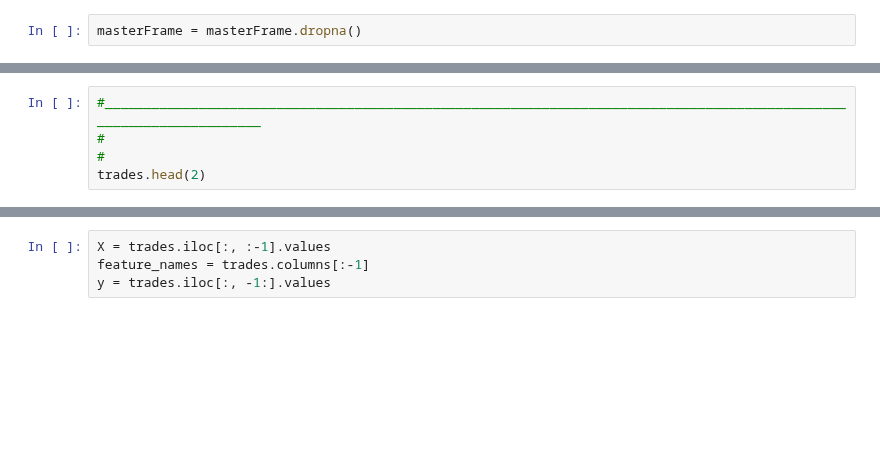
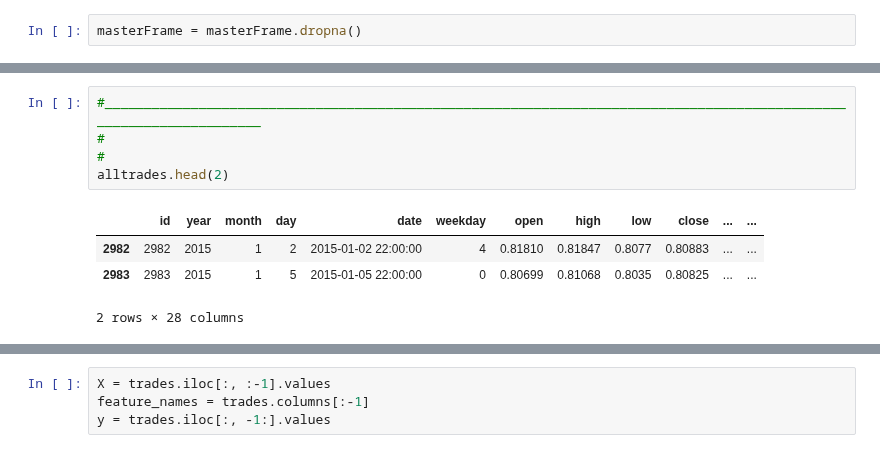
Before and after one commit to ai357060/flower, a Jupyter notebook: wm/PAExperiment.ipynb, the cells around one changed output, grey strips where cells are left out. Drawn from its saved outputs; the diff is of its cells as text; blank space fills up the shorter version.

```diff
--- a/wm/PAExperiment.ipynb
+++ b/wm/PAExperiment.ipynb
@@ -87,5 +123,10 @@ print(str(endtime - starttime))
 # %%
 #____________________________________________________________________________________________________________________
 #
 #
-trades.head(2)
+alltrades.head(2)
+# %% [output]
+|  | id | year | month | day | date | weekday | open | high | low | close | ... | ... |
+| 2982 | 2982 | 2015 | 1 | 2 | 2015-01-02 22:00:00 | 4 | 0.81810 | 0.81847 | 0.8077 | 0.80883 | ... | ... |
+| 2983 | 2983 | 2015 | 1 | 5 | 2015-01-05 22:00:00 | 0 | 0.80699 | 0.81068 | 0.8035 | 0.80825 | ... | ... |
+2 rows × 28 columns
```
Also changed, not shown: parts of 6 cells of this notebook, 4 other files.
